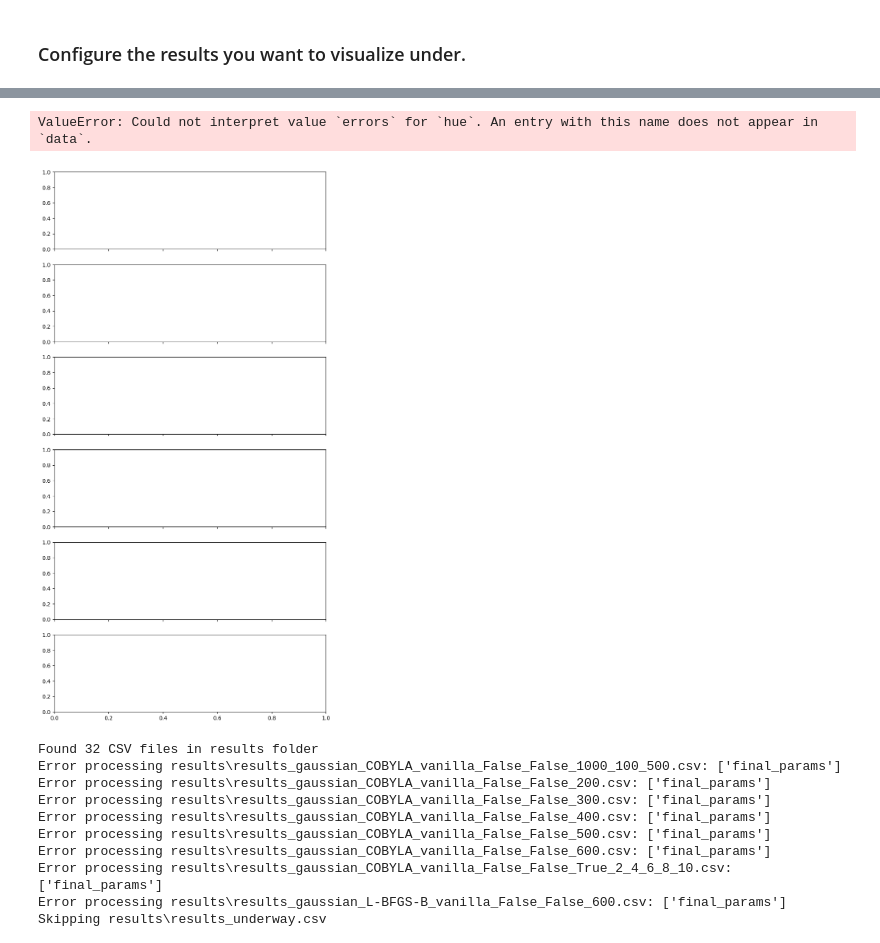
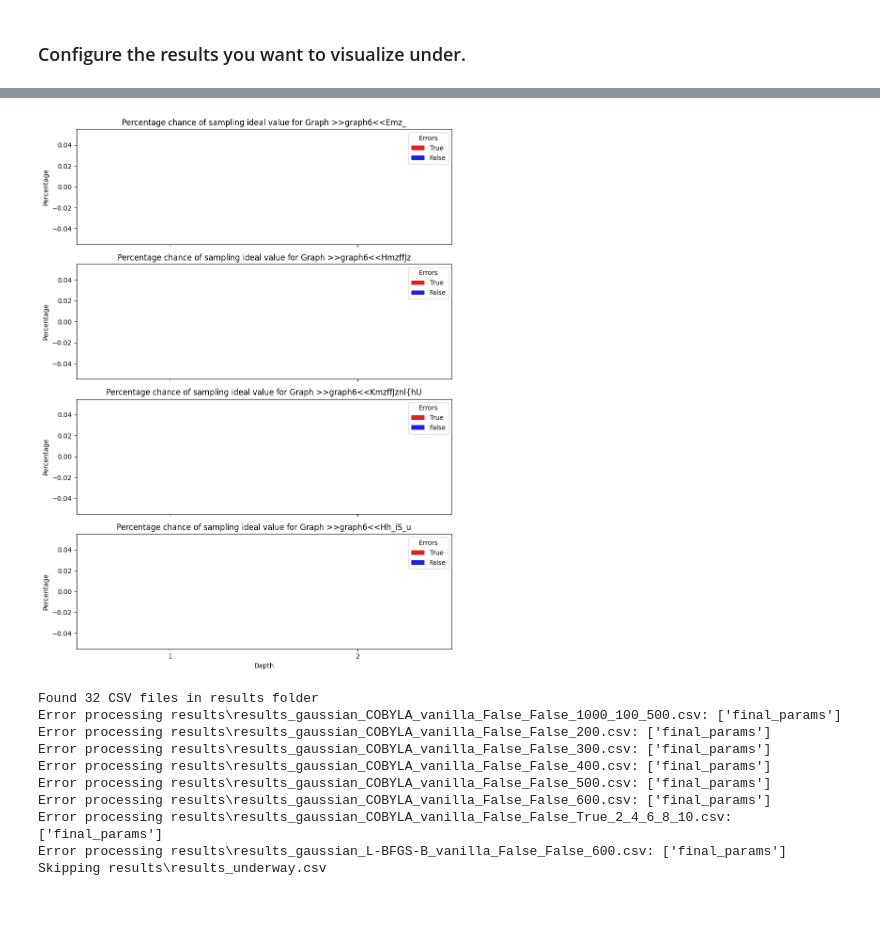
Before and after one commit to Smeidir/QAOA, a Jupyter notebook: results_visualizer.ipynb, the cells around one changed output, grey strips where cells are left out. Drawn from its saved outputs; the diff is of its cells as text; code cells hidden in the pictures; blank space fills up the shorter version.

```diff
--- a/results_visualizer.ipynb
+++ b/results_visualizer.ipynb
@@ -36,14 +36,21 @@ import numpy as np
            "results/results_papergraph_depth_{2, 10}MaxCut_50RI.csv",
            "results/results_papergraph_depth_{2, 4, 6, 8, 10}.csv",
            "results/results_papergraph_depth_{2, 10}.csv"]"""
-strings = [
+strings = [ #these are the 5,7,9 runs, i think.
     "results/results_papergraph_depth_{1, 2, 4}_warm_start_{False, True}.csv",
     "results/results_papergraph_param_initialization_{'gaussian', 'static'}_depth_{1, 2, 10, 4}_warm_start_{False, True}.csv",
     "results/results_papergraph_param_initialization_{'gaussian', 'static'}_depth_{1, 2, 4}_warm_start_{False, True}.csv",
     "results/results_papergraph_param_initialization_{'static', 'gaussian'}_depth_{1, 2, 4}_warm_start_{False, True}.csv",
-    "results/results_papergraph_param_initialization_{'static', 'gaussian'}_warm_start_{False, True}.csv"
+    "results/results_papergraph_param_initialization_{'static', 'gaussian'}_warm_start_{False, True}.csv",
+    "results/results_papergraph_warm_start_{False, True}.csv",
+    "results/results_papergraph_depth_{1, 2}_warm_start_{False, True}.csv",
+    "results/results_papergraph_.csv",
 ]
-
+strings = [
+    "results/results_papergraph_qaoa_variant_{'multiangle', 'vanilla'}_depth_{2, 4, 6, 8, 10}.csv",
+    "results/results_papergraph_depth_{2, 4, 6, 8, 10}_hamming_dist_{2, 4, 6}.csv",
+    "results/results_papergraph_depth_{2, 4, 6}_hamming_dist_{2, 4, 6}.csv"
+]
 
 
 for file in strings:
@@ -62,7 +69,7 @@ else:
     results = pd.read_csv(strings[0])
 
 #results['classic_value'] = results['classic_solution'].apply(lambda x: np.sum(ast.literal_eval(x)))
-results['ratio'] = results['quantum_obj_value']/results['classic_value']
+#results['ratio'] = results['quantum_obj_value']/results['classic_value']
 #results = results[~results['depth'].isin([4, 6, 8])]
 #results.drop('Unnamed: 0', axis=1, inplace=True)
 
@@ -95,7 +102,7 @@ from rustworkx.visualization import mpl_draw as draw_graph_func
 
 # set up problem and graphs
 problem = MaxCutProblem()
-graphs = problem.get_erdos_renyi_graphs([5, 7, 9])
+graphs = problem.get_erdos_renyi_graphs_paper1()
 
 # create a simple blue→red colormap
 cmap = LinearSegmentedColormap.from_list("blue_red", ["blue", "red"])
@@ -196,8 +177,8 @@ Name: count, dtype: int64
 # %%
-results = results[results['backend_mode'] =='statevector']
+
 y_values = ['ratio', 'time_elapsed', 'quantum_func_evals', 'percent_measure_optimal']
-x = 'graph_name'
-hues = ['qaoa_variant','depth']
+x = 'qaoa_variant'
+hues = ['hamming_dist','depth']
 
 for y in y_values:
     visualize(results, y, x, hues, 'bar')
@@ -213,7 +194,7 @@ results_maxcut = results[results['vertexcover'] == True]
 
 y_values = ['ratio', 'time_elapsed', 'quantum_func_evals', 'percent_measure_optimal']
 x = 'graph_name'
-hues = ['depth', 'errors']
+hues = ['depth', 'backend_mode']
 
 for graph_name in results_maxcut['graph_name'].unique():
     filtered_data = results_maxcut[results_maxcut['graph_name'] == graph_name]
@@ -254,29 +205,28 @@ Exception: "['errors'] not in index"
 # %%
 graph_names = results['graph_name'].unique()
 
 fig, axes = plt.subplots(len(graph_names), 1, figsize=(9, 3 * len(graph_names)), sharex=True)
 
 for i, graph_name in enumerate(graph_names):
     ax = axes[i] if len(graph_names) > 1 else axes
     sns.barplot(
         data=results[results['graph_name'] == graph_name],
         x='depth',
         y='percent_measure_optimal',
-        hue='errors',
+        hue='backend_mode',
         hue_order=[True, False],  # Switch the order of errors
         palette=['red', 'blue'],  # Adjust colors to match the new order
         ax=ax
     )
     ax.set_xlabel('Depth')
     ax.set_ylabel('Percentage')
     ax.set_title(f'Percentage chance of sampling ideal value for Graph {graph_name}')
     ax.legend(title='Errors')
 
 plt.tight_layout()
 plt.show()
 # %% [output]
-ValueError: Could not interpret value `errors` for `hue`. An entry with this name does not appear in `data`.
-[figure, old version]
+[figure, new version]
 # %%
 import os
 import glob
```
Also changed, not shown: parts of 6 cells of this notebook, 4 other files.
